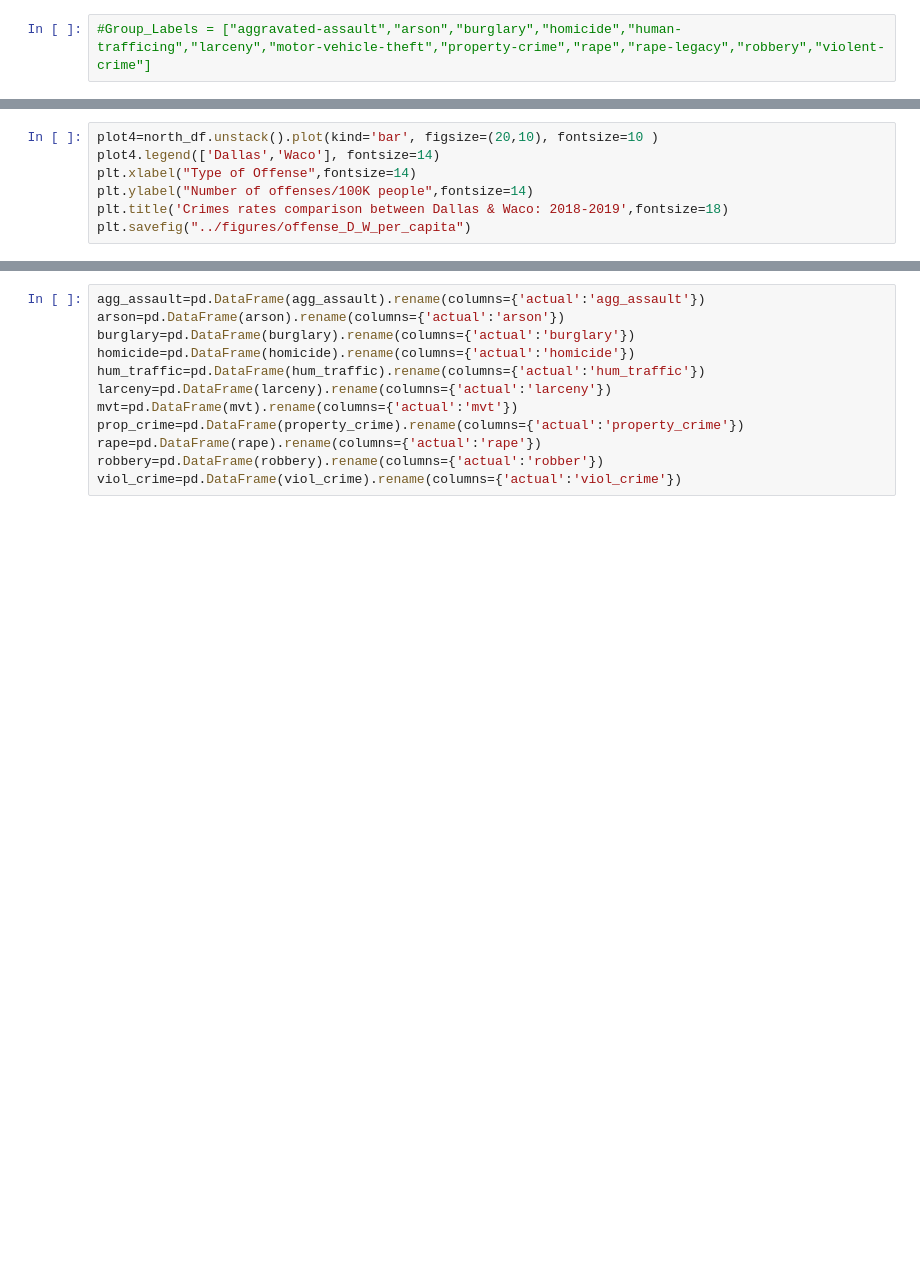
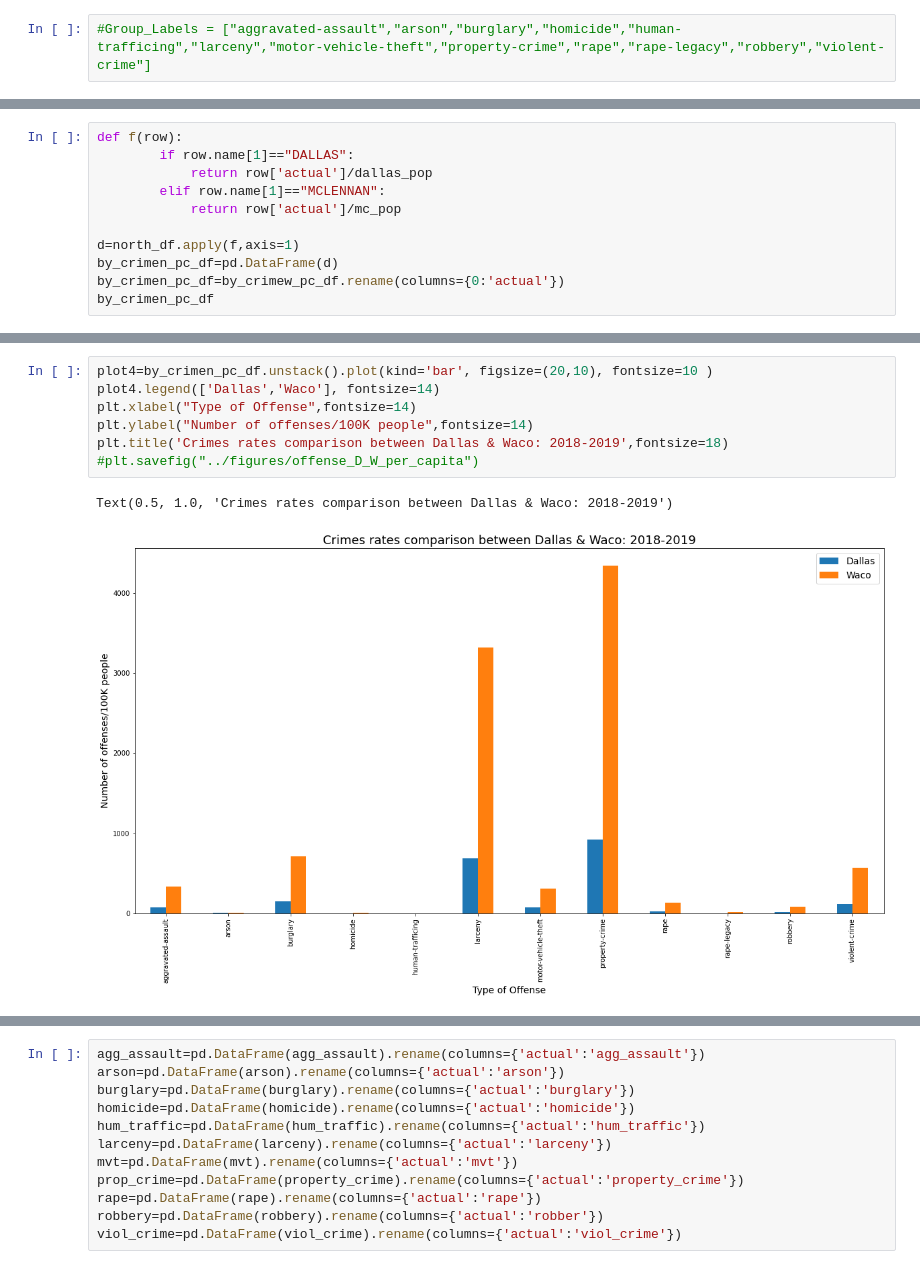
Before and after one commit to Aprieto7/Project-1, a Jupyter notebook: Crime_Data.ipynb, the cells around one changed output, grey strips where cells are left out. Cells and saved outputs as stored; diff of their text form; blank space fills up the shorter version.

```diff
--- a/Crime_Data.ipynb
+++ b/Crime_Data.ipynb
@@ -404,0 +536,11 @@ north_df
+# %%
+def f(row):
+        if row.name[1]=="DALLAS":
+            return row['actual']/dallas_pop
+        elif row.name[1]=="MCLENNAN":
+            return row['actual']/mc_pop
+
+d=north_df.apply(f,axis=1)
+by_crimen_pc_df=pd.DataFrame(d)
+by_crimen_pc_df=by_crimew_pc_df.rename(columns={0:'actual'})
+by_crimen_pc_df
@@ -405,10 +566,13 @@ north_df
 # %%
-plot4=north_df.unstack().plot(kind='bar', figsize=(20,10), fontsize=10 )
+plot4=by_crimen_pc_df.unstack().plot(kind='bar', figsize=(20,10), fontsize=10 )
 plot4.legend(['Dallas','Waco'], fontsize=14)
 plt.xlabel("Type of Offense",fontsize=14)
 plt.ylabel("Number of offenses/100K people",fontsize=14)
 plt.title('Crimes rates comparison between Dallas & Waco: 2018-2019',fontsize=18)
-plt.savefig("../figures/offense_D_W_per_capita")
+#plt.savefig("../figures/offense_D_W_per_capita")
+# %% [output]
+Text(0.5, 1.0, 'Crimes rates comparison between Dallas & Waco: 2018-2019')
+[figure, added]
 # %%
 agg_assault=(west_df[(west_df.offense=='aggravated-assault')]['actual'].reset_index(drop=True))
 arson=(west_df[(west_df.offense=='arson')]['actual'].reset_index(drop=True))
```
Also changed, not shown: parts of 17 cells of this notebook, 6 other files.
